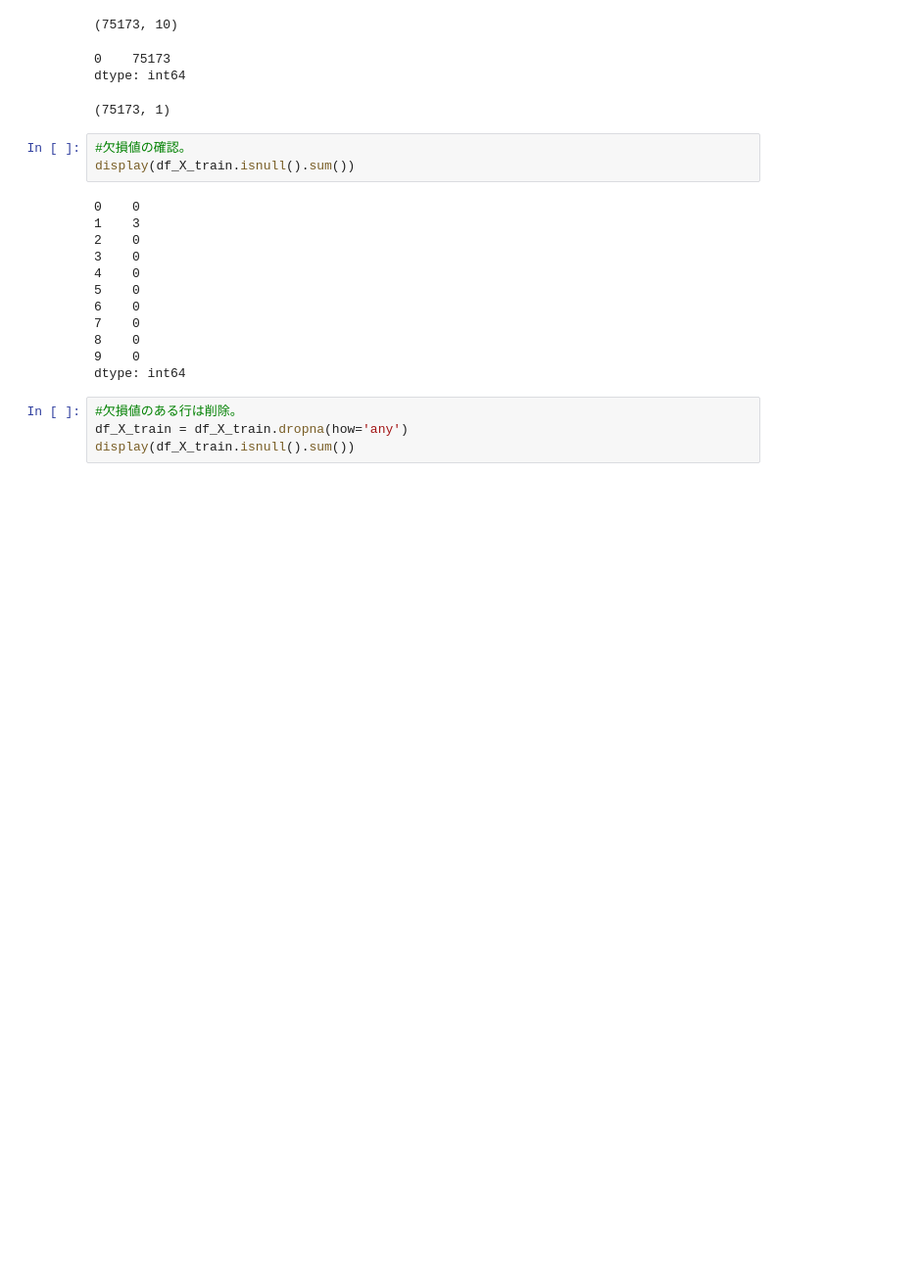
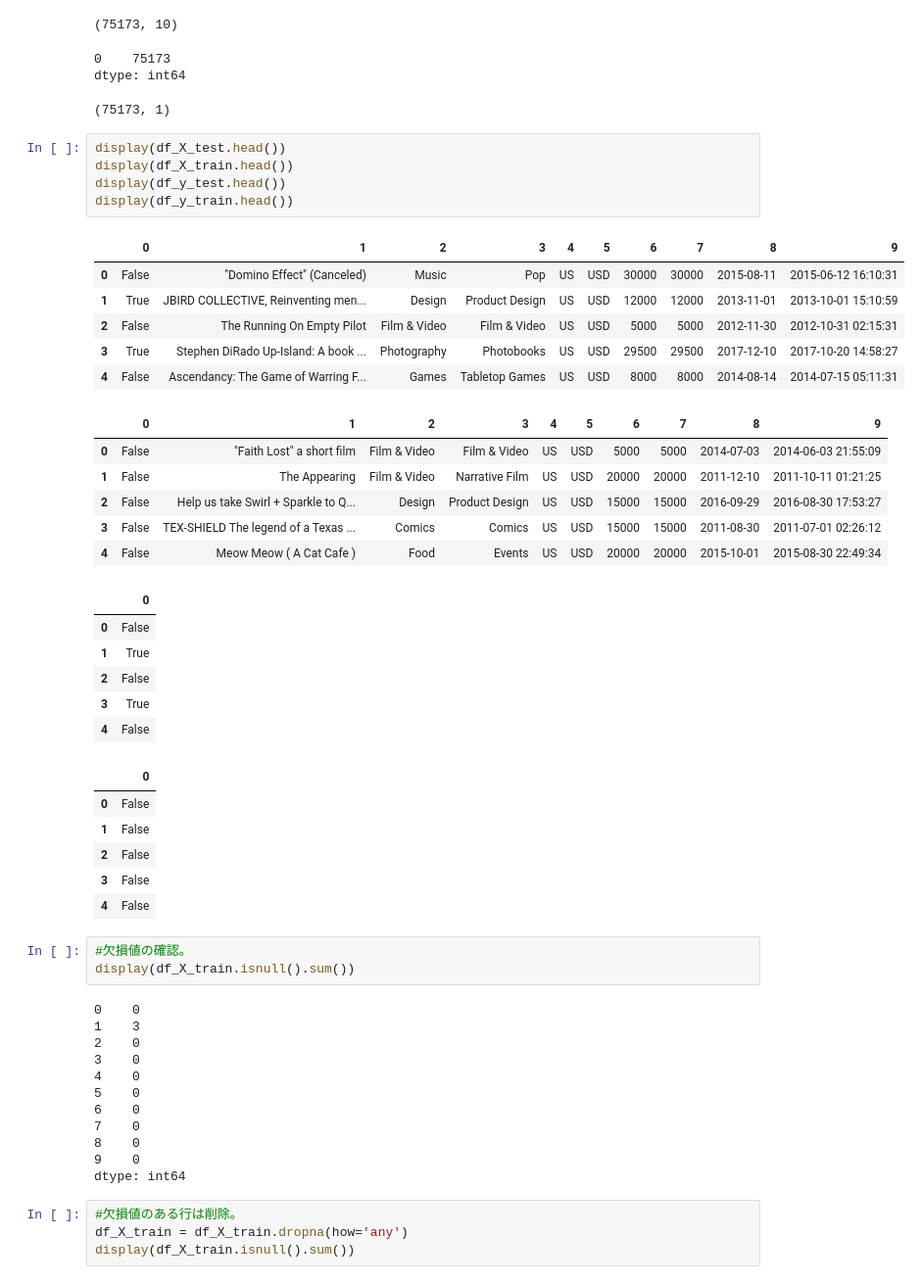
Before and after one commit to MitaMasashi/Kagawa-AI-Seminar-201908, a Jupyter notebook: Day3_work_三田雅.ipynb, the cells around one changed output. Shown at 98% size. Cells and saved outputs as stored; diff of their text form; blank space fills up the shorter version.

```diff
--- a/Day3_work_三田雅.ipynb
+++ b/Day3_work_三田雅.ipynb
@@ -117,6 +109,36 @@ dtype: int64
 0    75173
 dtype: int64
 (75173, 1)
+# %%
+display(df_X_test.head())
+display(df_X_train.head())
+display(df_y_test.head())
+display(df_y_train.head())
+# %% [output]
+|  | 0 | 1 | 2 | 3 | 4 | 5 | 6 | 7 | 8 | 9 |
+| 0 | False | "Domino Effect" (Canceled) | Music | Pop | US | USD | 30000 | 30000 | 2015-08-11 | 2015-06-12 16:10:31 |
+| 1 | True | JBIRD COLLECTIVE, Reinventing men... | Design | Product Design | US | USD | 12000 | 12000 | 2013-11-01 | 2013-10-01 15:10:59 |
+| 2 | False | The Running On Empty Pilot | Film & Video | Film & Video | US | USD | 5000 | 5000 | 2012-11-30 | 2012-10-31 02:15:31 |
+| 3 | True | Stephen DiRado Up-Island: A book ... | Photography | Photobooks | US | USD | 29500 | 29500 | 2017-12-10 | 2017-10-20 14:58:27 |
+| 4 | False | Ascendancy: The Game of Warring F... | Games | Tabletop Games | US | USD | 8000 | 8000 | 2014-08-14 | 2014-07-15 05:11:31 |
+|  | 0 | 1 | 2 | 3 | 4 | 5 | 6 | 7 | 8 | 9 |
+| 0 | False | "Faith Lost" a short film | Film & Video | Film & Video | US | USD | 5000 | 5000 | 2014-07-03 | 2014-06-03 21:55:09 |
+| 1 | False | The Appearing | Film & Video | Narrative Film | US | USD | 20000 | 20000 | 2011-12-10 | 2011-10-11 01:21:25 |
+| 2 | False | Help us take Swirl + Sparkle to Q... | Design | Product Design | US | USD | 15000 | 15000 | 2016-09-29 | 2016-08-30 17:53:27 |
+| 3 | False | TEX-SHIELD The legend of a Texas ... | Comics | Comics | US | USD | 15000 | 15000 | 2011-08-30 | 2011-07-01 02:26:12 |
+| 4 | False | Meow Meow ( A Cat Cafe ) | Food | Events | US | USD | 20000 | 20000 | 2015-10-01 | 2015-08-30 22:49:34 |
+|  | 0 |
+| 0 | False |
+| 1 | True |
+| 2 | False |
+| 3 | True |
+| 4 | False |
+|  | 0 |
+| 0 | False |
+| 1 | False |
+| 2 | False |
+| 3 | False |
+| 4 | False |
 # %%
 #欠損値の確認。
 display(df_X_train.isnull().sum())
```
Also changed, not shown: parts of 15 cells of this notebook, 1 other file.
